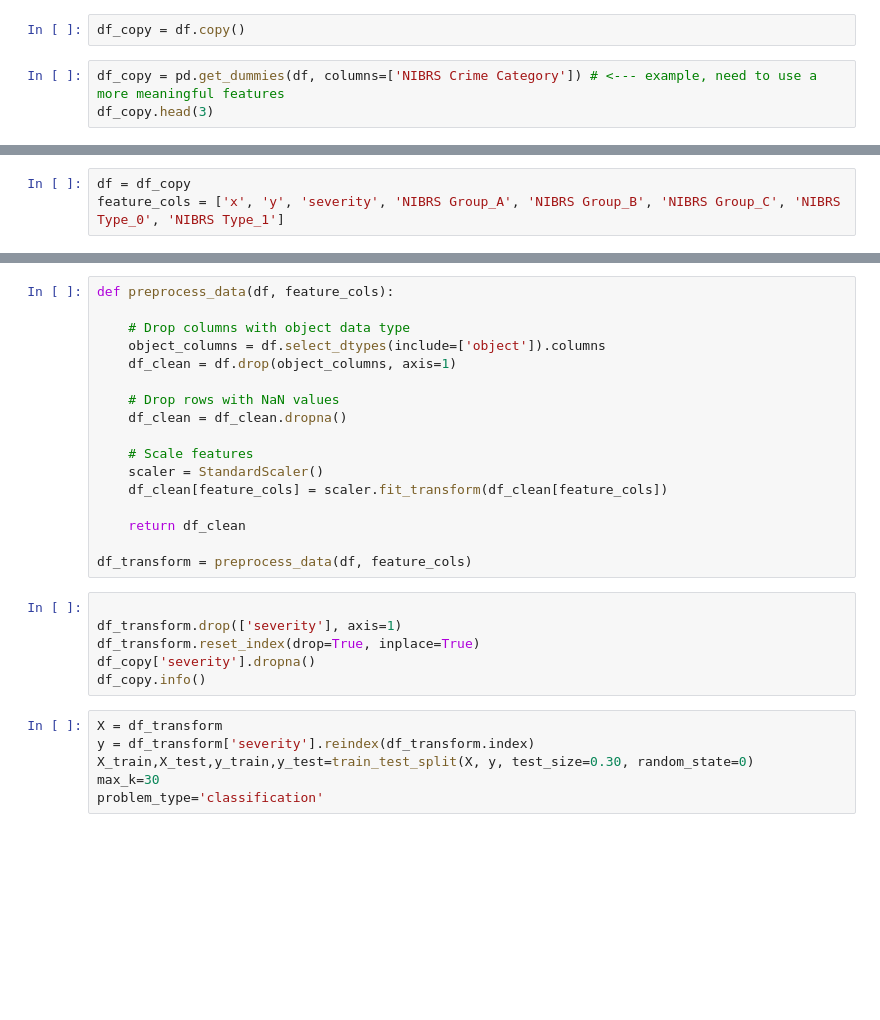
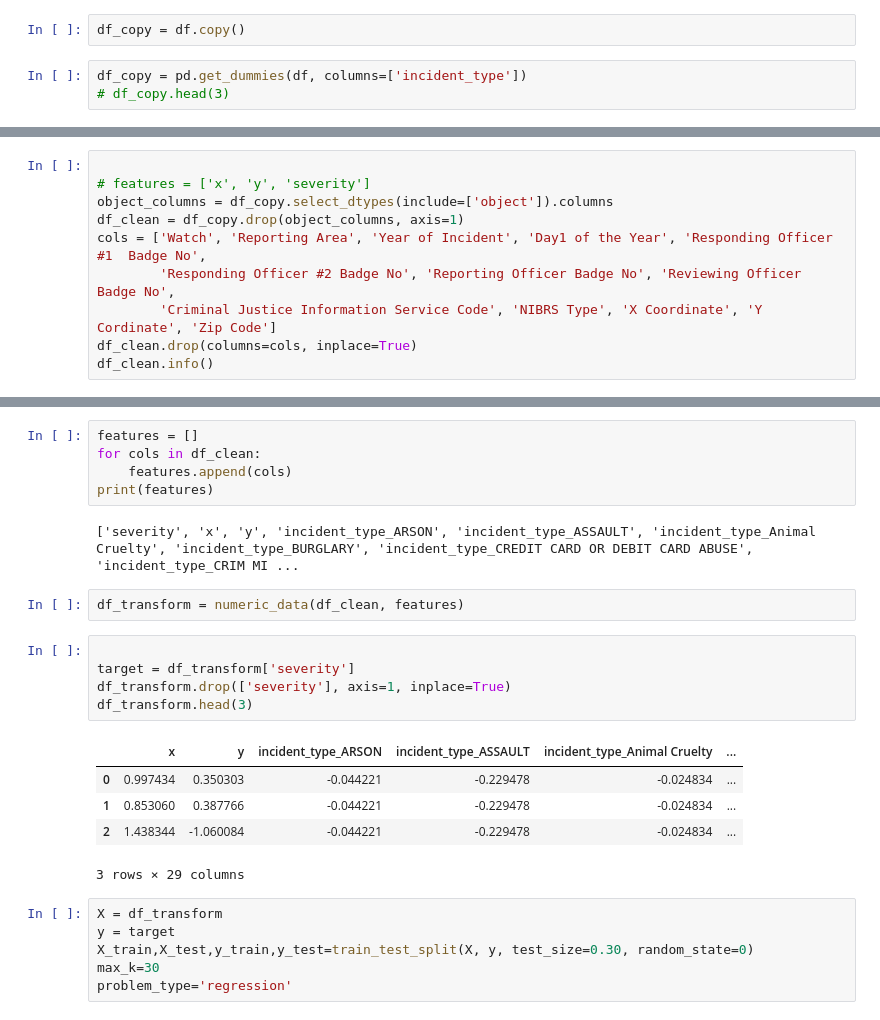
Before and after one commit to 4ev3r-Young/ADTA_5340, a Jupyter notebook: ADTA_5340.ipynb, the cells around one changed output, grey strips where cells are left out. Saved outputs shown, nothing was run; the diff lists cells and outputs as text; blank space fills up the shorter version.

```diff
--- a/ADTA_5340.ipynb
+++ b/ADTA_5340.ipynb
@@ -557,5 +451,5 @@ df = filetype(data)
 # %%
 df_copy = df.copy()
 # %%
-df_copy = pd.get_dummies(df, columns=['NIBRS Crime Category']) # <--- example, need to use a more meaningful features
-df_copy.head(3)
+df_copy = pd.get_dummies(df, columns=['incident_type'])
+# df_copy.head(3)
@@ -565,3 +456,10 @@ df_copy.head(3)
 # %%
-df = df_copy
-feature_cols = ['x', 'y', 'severity', 'NIBRS Group_A', 'NIBRS Group_B', 'NIBRS Group_C', 'NIBRS Type_0', 'NIBRS Type_1']
+
+# features = ['x', 'y', 'severity']
+object_columns = df_copy.select_dtypes(include=['object']).columns
+df_clean = df_copy.drop(object_columns, axis=1)
+cols = ['Watch', 'Reporting Area', 'Year of Incident', 'Day1 of the Year', 'Responding Officer #1  Badge No',
+        'Responding Officer #2 Badge No', 'Reporting Officer Badge No', 'Reviewing Officer Badge No',
+        'Criminal Justice Information Service Code', 'NIBRS Type', 'X Coordinate', 'Y Cordinate', 'Zip Code']
+df_clean.drop(columns=cols, inplace=True)
+df_clean.info()
@@ -568,32 +484,29 @@ feature_cols = ['x', 'y', 'severity', 'NIBRS Group_A', 'NIBRS Group_B', 'NIBRS G
+# %%
+features = []
+for cols in df_clean:
+    features.append(cols)
+print(features)
+# %% [output]
+['severity', 'x', 'y', 'incident_type_ARSON', 'incident_type_ASSAULT', 'incident_type_Animal Cruelty', 'incident_type_BURGLARY', 'incident_type_CREDIT CARD OR DEBIT CARD ABUSE', 'incident_type_CRIM MI ...
 # %%
-def preprocess_data(df, feature_cols):
-
-    # Drop columns with object data type
-    object_columns = df.select_dtypes(include=['object']).columns
-    df_clean = df.drop(object_columns, axis=1)
-
-    # Drop rows with NaN values
-    df_clean = df_clean.dropna()
-
-    # Scale features
-    scaler = StandardScaler()
-    df_clean[feature_cols] = scaler.fit_transform(df_clean[feature_cols])
-
-    return df_clean
-
-df_transform = preprocess_data(df, feature_cols)
+df_transform = numeric_data(df_clean, features)
 # %%
 
-df_transform.drop(['severity'], axis=1)
-df_transform.reset_index(drop=True, inplace=True)
-df_copy['severity'].dropna()
-df_copy.info()
+target = df_transform['severity']
+df_transform.drop(['severity'], axis=1, inplace=True)
+df_transform.head(3)
+# %% [output]
+|  | x | y | incident_type_ARSON | incident_type_ASSAULT | incident_type_Animal Cruelty | ... |
+| 0 | 0.997434 | 0.350303 | -0.044221 | -0.229478 | -0.024834 | ... |
+| 1 | 0.853060 | 0.387766 | -0.044221 | -0.229478 | -0.024834 | ... |
+| 2 | 1.438344 | -1.060084 | -0.044221 | -0.229478 | -0.024834 | ... |
+3 rows × 29 columns
 # %%
 X = df_transform
-y = df_transform['severity'].reindex(df_transform.index)
+y = target
 X_train,X_test,y_train,y_test=train_test_split(X, y, test_size=0.30, random_state=0)
 max_k=30
-problem_type='classification'
+problem_type='regression'
 # %%
 def knn(X_train, y_train, X_test, y_test, max_k=40, problem_type='classification'):
     error_rate = []
```
Also changed, not shown: parts of 37 cells of this notebook.
